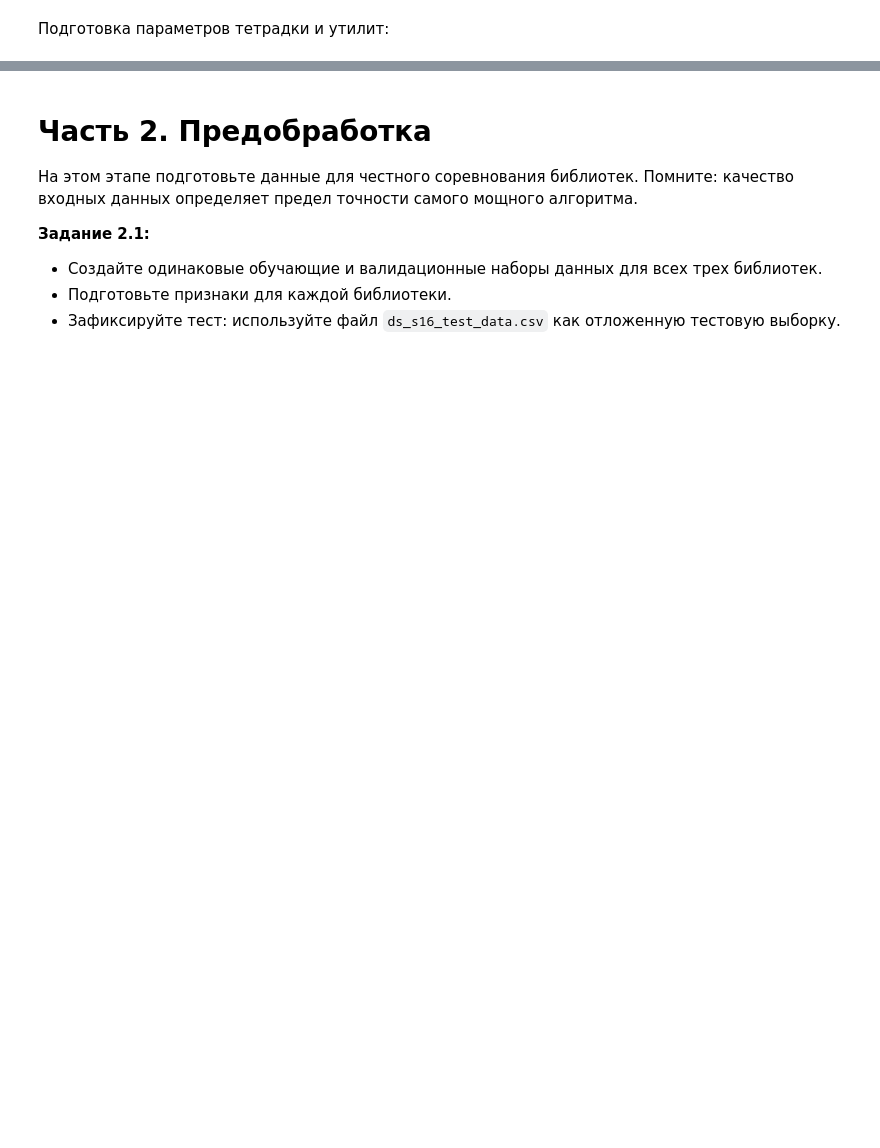
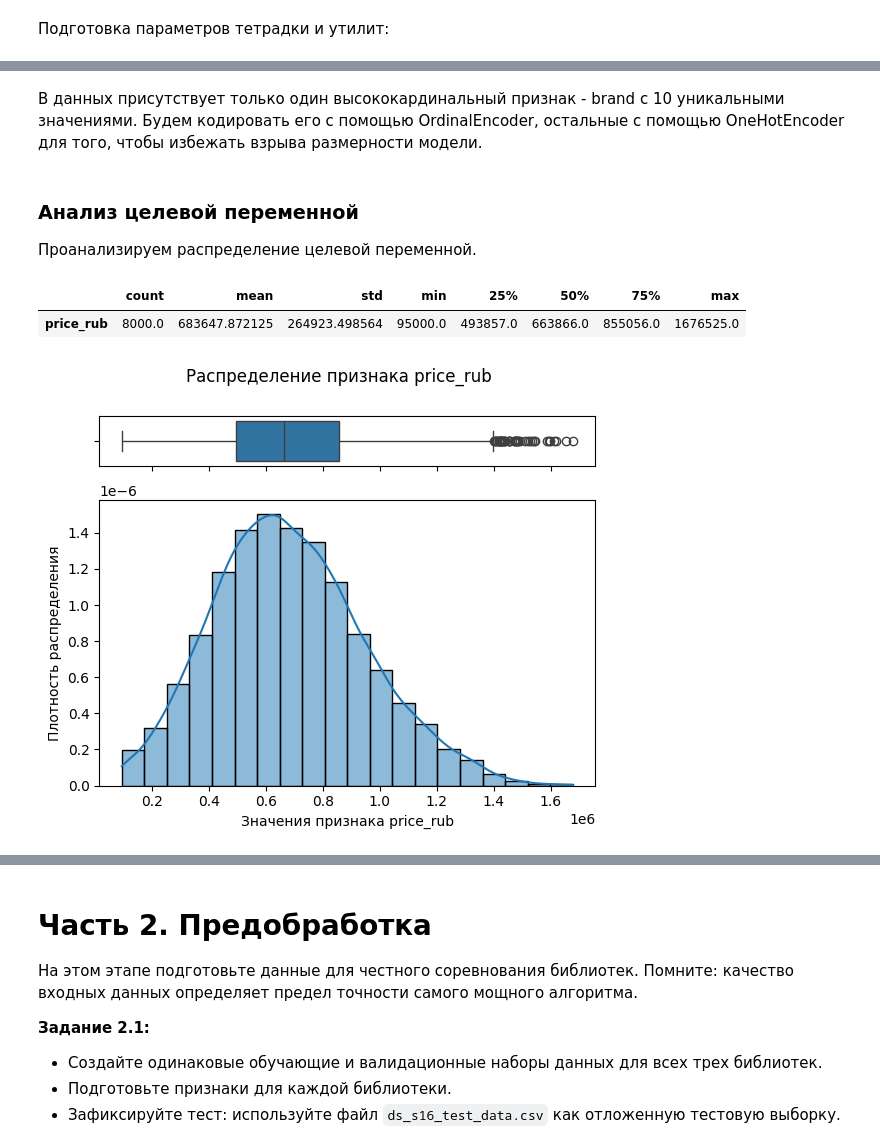
Before and after one commit to nikolai/practucum-wehicle-price-prediction, a Jupyter notebook: car_price_prediction.ipynb, the cells around one changed output, grey strips where cells are left out. Drawn from its saved outputs; the diff is of its cells as text; code cells hidden in the pictures; blank space fills up the shorter version.

```diff
--- a/car_price_prediction.ipynb
+++ b/car_price_prediction.ipynb
@@ -95,6 +95,11 @@ requirements = [
     'seaborn==0.13.2',
     'optuna==4.8.0',
     'humanfriendly==10.0',
+    'phik==0.12.5',
+    'xgboost==3.2.0',
+    'catboost==1.2.10',
+    'lightgbm==4.6.0',
+    'shap==0.51.0',
 ]
 if not requirements_file.exists():
     with open(requirements_file, 'w') as f:
@@ -692,0 +731,4 @@ class GridSearchHelper:
+# %%
+resource_loader = ResourceLoader()
+df_train = resource_loader.load_dataset('https://code.s3.yandex.net/datasets/ds_s16_train_data.csv', 'ds_s16_train_data.csv')
+df_test = resource_loader.load_dataset('https://code.s3.yandex.net/datasets/ds_s16_test_data.csv', 'ds_s16_test_data.csv')
@@ -692,0 +742,4 @@ class GridSearchHelper:
+# %%
+eda_helper = EDAHelper()
+
+eda_helper.df_info(df_train, 'train')
@@ -692,0 +854,12 @@ class GridSearchHelper:
+# %% [markdown]
+В данных присутствует только один высококардинальный признак - brand с 10 уникальными значениями. Будем кодировать его с помощью OrdinalEncoder, остальные с помощью OneHotEncoder для того, чтобы избежать взрыва размерности модели.
+# %% [markdown]
+### Анализ целевой переменной
+
+Проанализируем распределение целевой переменной.
+# %%
+eda_helper.box_hist(df_train, TARGET_COL_NAME)
+# %% [output]
+|  | count | mean | std | min | 25% | 50% | 75% | max |
+| price_rub | 8000.0 | 683647.872125 | 264923.498564 | 95000.0 | 493857.0 | 663866.0 | 855056.0 | 1676525.0 |
+[figure, added]
```
Also changed, not shown: parts of 51 cells of this notebook.
